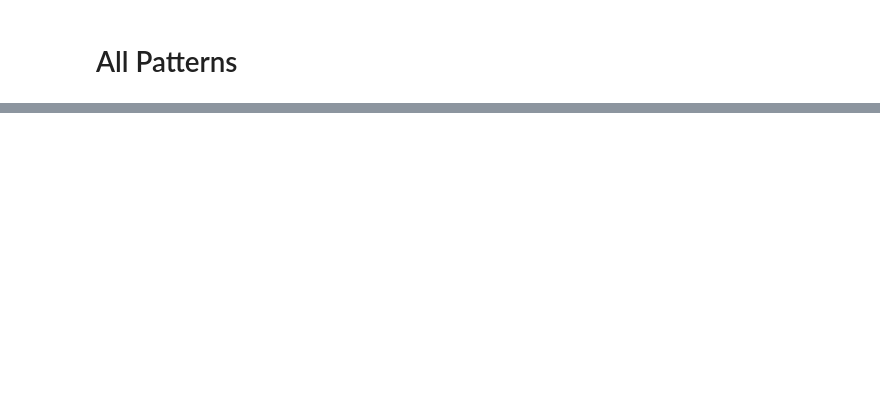
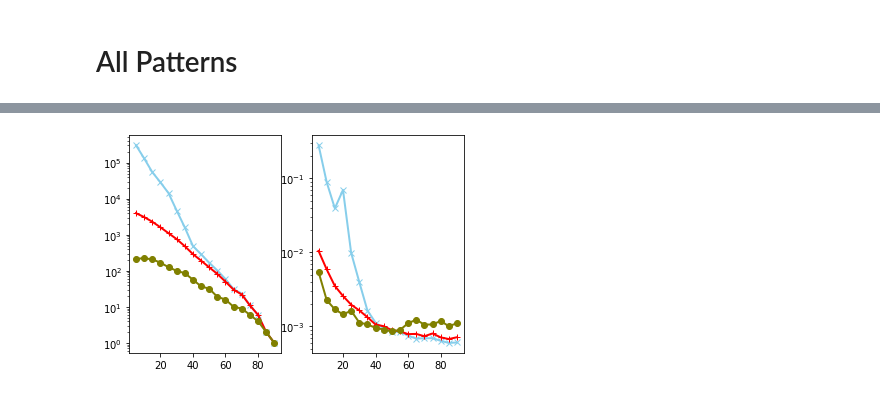
Before and after one commit to lmcanavals/dm, a Jupyter notebook: 20202/dm_20202_101_eclat.ipynb, the cells around one changed output, grey strips where cells are left out. Cells and saved outputs as stored; diff of their text form; code cells hidden in the pictures; blank space fills up the shorter version.

```diff
--- a/20202/dm_20202_101_eclat.ipynb
+++ b/20202/dm_20202_101_eclat.ipynb
@@ -97,0 +169,4 @@ dfAFI = plotAllPatterns(filename)
+# %%
+dx = dfAFI.join(dfCFI.set_index("Threshold"), on='Threshold')
+dx =    dx.join(dfMFI.set_index("Threshold"), on='Threshold')
+dx
@@ -97,0 +191,21 @@ dfAFI = plotAllPatterns(filename)
+# %%
+fig, ax = plt.subplots(1, 2)
+
+ax[0].semilogy('Threshold', 'AllItemsets', data=dx, marker="x",
+               color='skyblue', linewidth=2)
+ax[0].plot('Threshold', 'ClosedItemsets', data=dx, marker="+",
+            color='red',  linewidth=2)
+ax[0].plot('Threshold', 'MaximalItemsets', data=dx, marker="o",
+            color='olive',  linewidth=2)
+
+
+ax[1].semilogy('Threshold', 'TimeAllItemsets', data=dx, marker="x",
+               color='skyblue', linewidth=2)
+ax[1].plot('Threshold', 'TimeClosedItemsets', data=dx, marker="+",
+            color='red',  linewidth=2)
+ax[1].plot('Threshold', 'TimeMaximalItemsets', data=dx, marker="o",
+            color='olive',  linewidth=2)
+
+fig.show()
+# %% [output]
+[figure, added]
```
Also changed, not shown: parts of 16 cells of this notebook.
